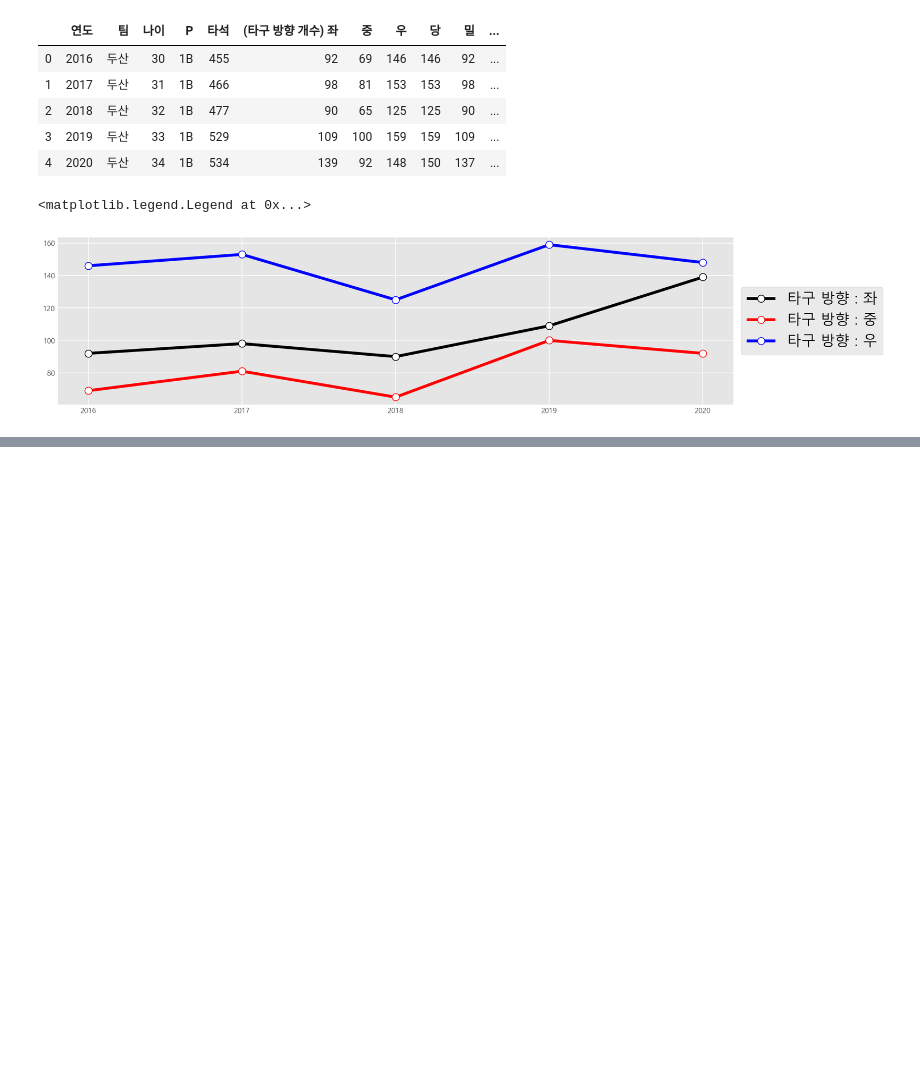
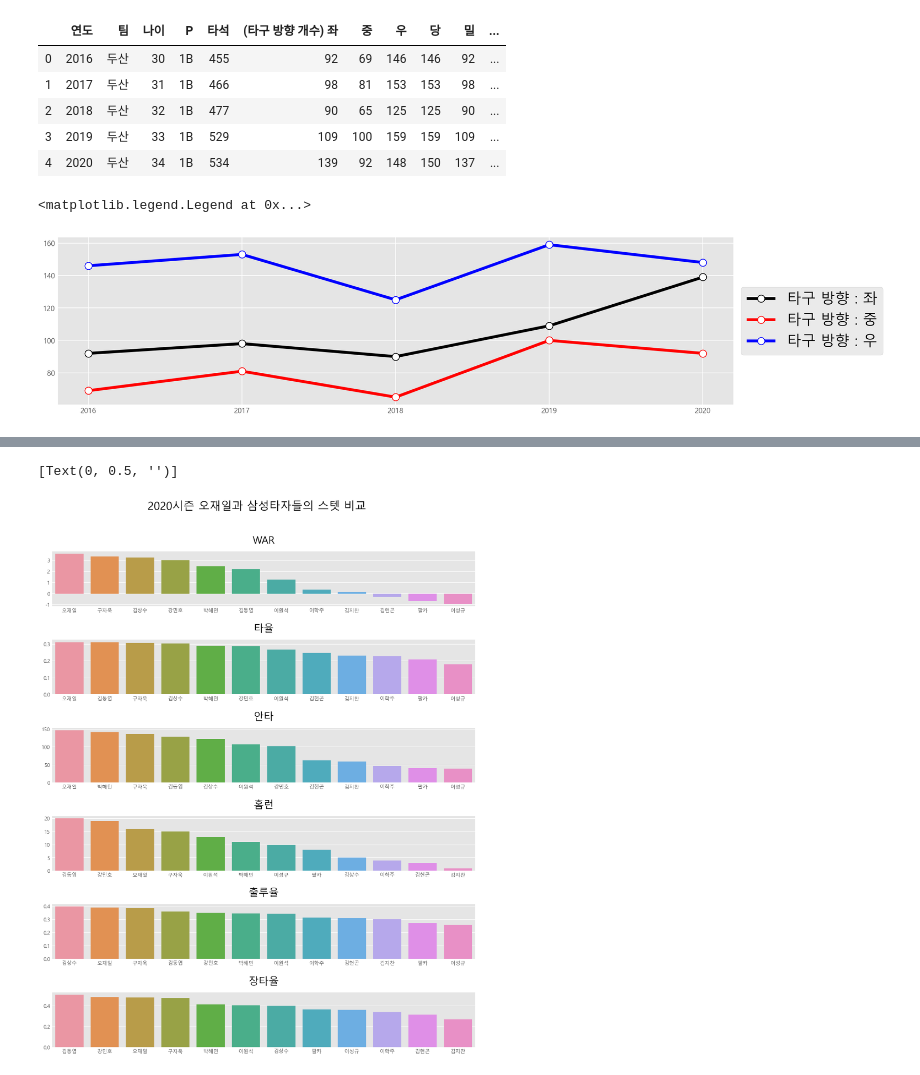
Before and after one commit to jeonprize/KBO-Analysis, a Jupyter notebook: OJL(2).ipynb, the cells around one changed output, grey strips where cells are left out. Cells and saved outputs as stored; diff of their text form; code cells hidden in the pictures; blank space fills up the shorter version.

```diff
--- a/OJL(2).ipynb
+++ b/OJL(2).ipynb
@@ -316,0 +396,43 @@ plt.legend(loc='center left', bbox_to_anchor = (1, 0.5),fontsize = 20)
+# %%
+fig, axes = plt.subplots(6,1,figsize=(15,17))
+fig.suptitle('2020시즌 오재일과 삼성타자들의 스텟 비교',fontsize=22)
+ojl_sl_top10_df = ojl_sl_top10_df.sort_values(by="WAR",ascending=False)
+axes[0].set_title('WAR',pad=15,size=20)
+g1 = sns.barplot(ax=axes[0],x=ojl_sl_top10_df["이름"], y = ojl_sl_top10_df["WAR"])
+g1.set(xlabel=None)
+g1.set(ylabel=None)
+
+ojl_sl_top10_df = ojl_sl_top10_df.sort_values(by="타율",ascending=False)
+axes[1].set_title('타율',pad=15,size=20)
+g2 = sns.barplot(ax=axes[1],x=ojl_sl_top10_df["이름"], y = ojl_sl_top10_df["타율"])
+g2.set(xlabel=None)
+g2.set(ylabel=None)
+
+ojl_sl_top10_df = ojl_sl_top10_df.sort_values(by="안타",ascending=False)
+axes[2].set_title('안타',pad=15,size=20)
+g3 = sns.barplot(ax=axes[2],x=ojl_sl_top10_df["이름"], y = ojl_sl_top10_df["안타"])
+g3.set(xlabel=None)
+g3.set(ylabel=None)
+
+plt.subplots_adjust(left=0.125, bottom=0.1,  right=0.9, top=0.9, wspace=0.2, hspace=0.6)
+
+ojl_sl_top10_df = ojl_sl_top10_df.sort_values(by="홈런",ascending=False)
+axes[3].set_title('홈런',pad=15,size=20)
+g4 = sns.barplot(ax=axes[3],x=ojl_sl_top10_df["이름"], y = ojl_sl_top10_df["홈런"])
+g4.set(xlabel=None)
+g4.set(ylabel=None)
+
+ojl_sl_top10_df = ojl_sl_top10_df.sort_values(by="출루",ascending=False)
+axes[4].set_title('출루율',pad=15,size=20)
+g5 = sns.barplot(ax=axes[4],x=ojl_sl_top10_df["이름"], y = ojl_sl_top10_df["출루"])
+g5.set(xlabel=None)
+g5.set(ylabel=None)
+
+ojl_sl_top10_df = ojl_sl_top10_df.sort_values(by="장타",ascending=False)
+axes[5].set_title('장타율',pad=15,size=20)
+g6 = sns.barplot(ax=axes[5],x=ojl_sl_top10_df["이름"], y = ojl_sl_top10_df["장타"])
+g6.set(xlabel=None)
+g6.set(ylabel=None)
+# %% [output]
+[Text(0, 0.5, '')]
+[figure, added]
```
Also changed, not shown: parts of 11 cells of this notebook.
